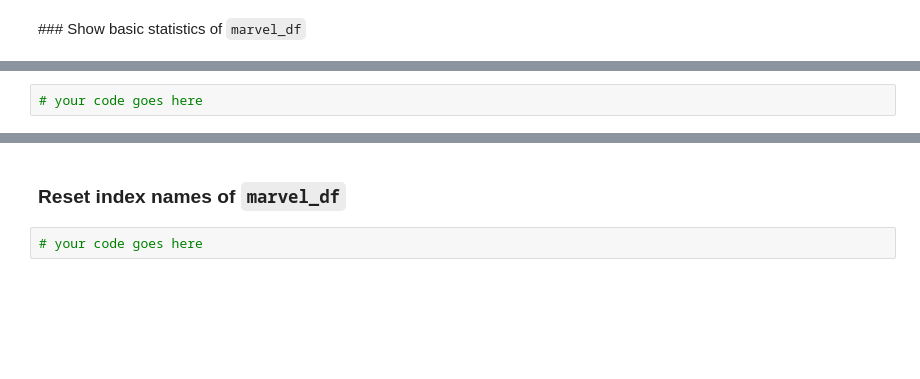
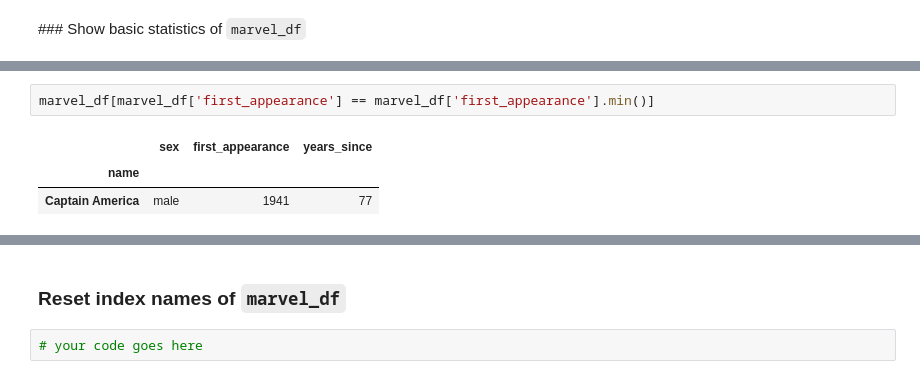
Before and after one commit to TshepoKubeka/freecodecamp-intro-to-pandas, a Jupyter notebook: 4 - Pandas DataFrames exercises.ipynb, the cells around one changed output, grey strips where cells are left out. Cells and saved outputs as stored; diff of their text form; blank space fills up the shorter version.

```diff
--- a/4 - Pandas DataFrames exercises.ipynb
+++ b/4 - Pandas DataFrames exercises.ipynb
@@ -693,8 +721,12 @@ marvel_df.first_appearance.min()
 ![green-divider](https://user-images.githubusercontent.com/7065401/52071924-c003ad80-2562-11e9-8297-1c6595f8a7ff.png)
 
 ### Given the `marvel_df` pandas DataFrame, get the characters with the min value of `first_appearance`
-# %%
-# your code goes here
+# %%
+marvel_df[marvel_df['first_appearance'] == marvel_df['first_appearance'].min()]
+# %% [output]
+|  | sex | first_appearance | years_since |
+| name |  |  |  |
+| Captain America | male | 1941 | 77 |
 # %%
 mask = marvel_df['first_appearance'] == marvel_df.first_appearance.min()
 marvel_df[mask]
```
Also changed, not shown: parts of 10 cells of this notebook.
